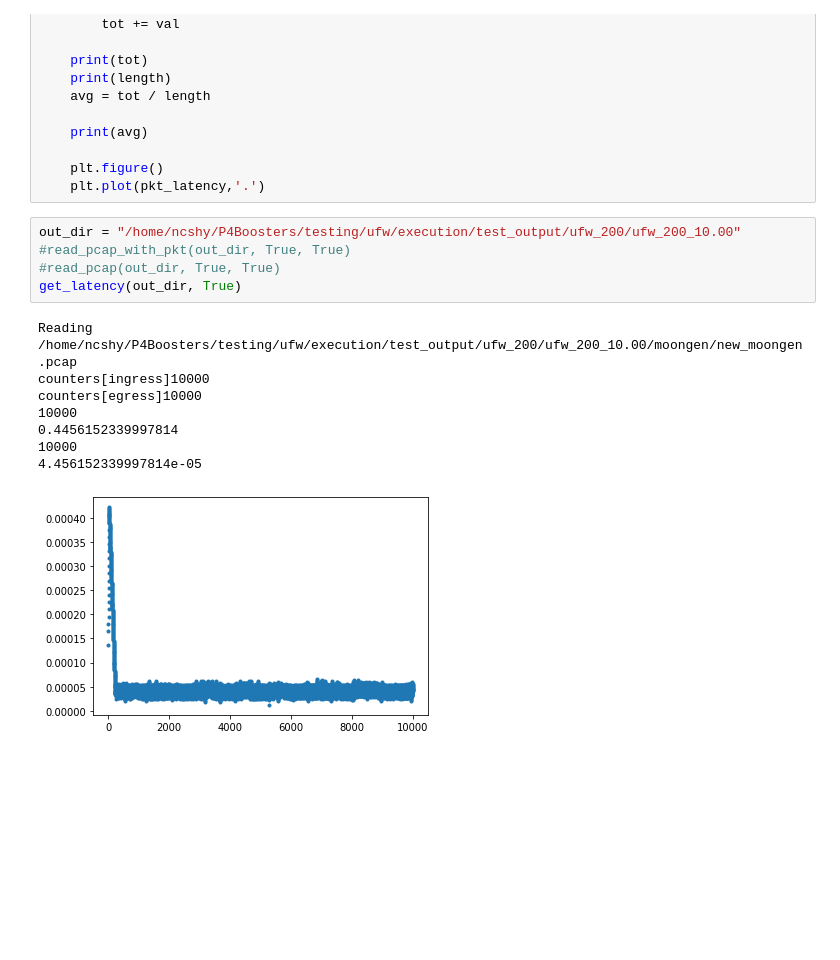
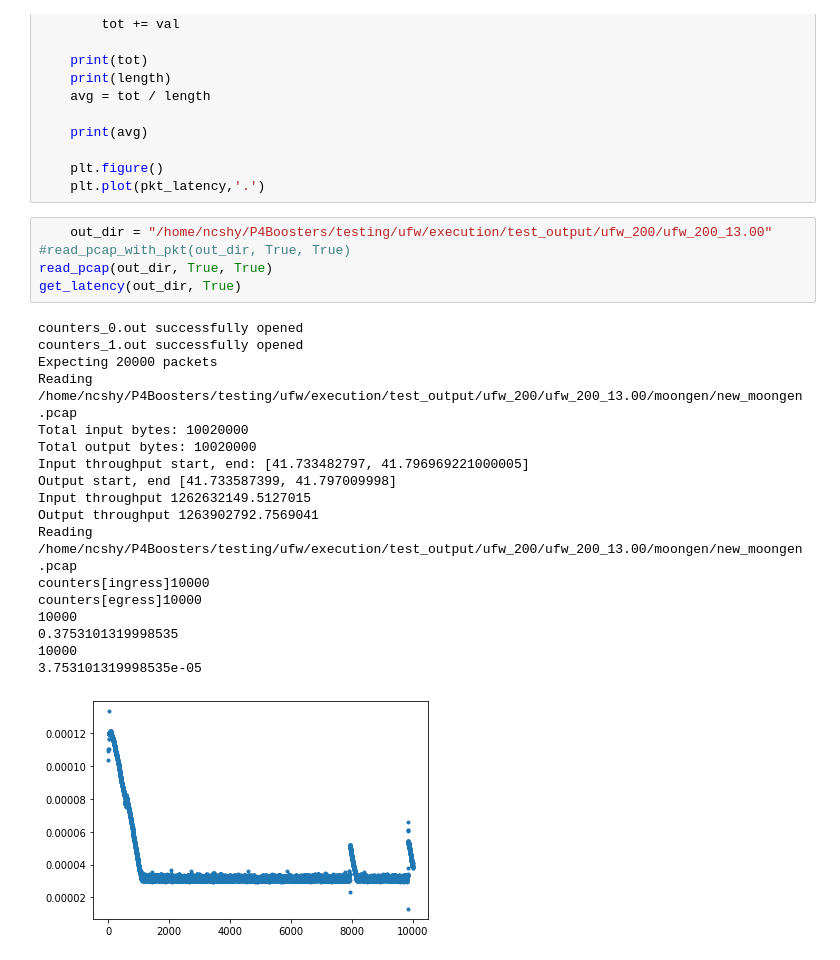
Before and after one commit to eniac/Flightplan, a Jupyter notebook: testing/ufw/analysis/ufw_analysis.ipynb, the cells around one changed output. Saved outputs shown, nothing was run; the diff lists cells and outputs as text; blank space fills up the shorter version.

Commit message:
Changes to scripts from rerunning tests, updated experiment notes, updated ipynb and pcap files

```diff
--- a/testing/ufw/analysis/ufw_analysis.ipynb
+++ b/testing/ufw/analysis/ufw_analysis.ipynb
@@ -270,16 +180,26 @@ def get_latency(out_dir, dst_mac_is_ts=True):
     plt.figure()
     plt.plot(pkt_latency,'.')
 # %%
-out_dir = "/home/ncshy/P4Boosters/testing/ufw/execution/test_output/ufw_200/ufw_200_10.00"
+    out_dir = "/home/ncshy/P4Boosters/testing/ufw/execution/test_output/ufw_200/ufw_200_13.00"
 #read_pcap_with_pkt(out_dir, True, True)
-#read_pcap(out_dir, True, True)
+read_pcap(out_dir, True, True)
 get_latency(out_dir, True)
 # %% [output]
-Reading /home/ncshy/P4Boosters/testing/ufw/execution/test_output/ufw_200/ufw_200_10.00/moongen/new_moongen.pcap
+counters_0.out successfully opened
+counters_1.out successfully opened
+Expecting 20000 packets
+Reading /home/ncshy/P4Boosters/testing/ufw/execution/test_output/ufw_200/ufw_200_13.00/moongen/new_moongen.pcap
+Total input bytes: 10020000
+Total output bytes: 10020000
+Input throughput start, end: [41.733482797, 41.796969221000005]
+Output start, end [41.733587399, 41.797009998]
+Input throughput 1262632149.5127015
+Output throughput 1263902792.7569041
+Reading /home/ncshy/P4Boosters/testing/ufw/execution/test_output/ufw_200/ufw_200_13.00/moongen/new_moongen.pcap
 counters[ingress]10000
 counters[egress]10000
 10000
-0.4456152339997814
+0.3753101319998535
 10000
-4.456152339997814e-05
+3.753101319998535e-05
-[figure, old version]
+[figure, new version]
```
Also changed, not shown: parts of 1 cell of this notebook, 58 other files.
